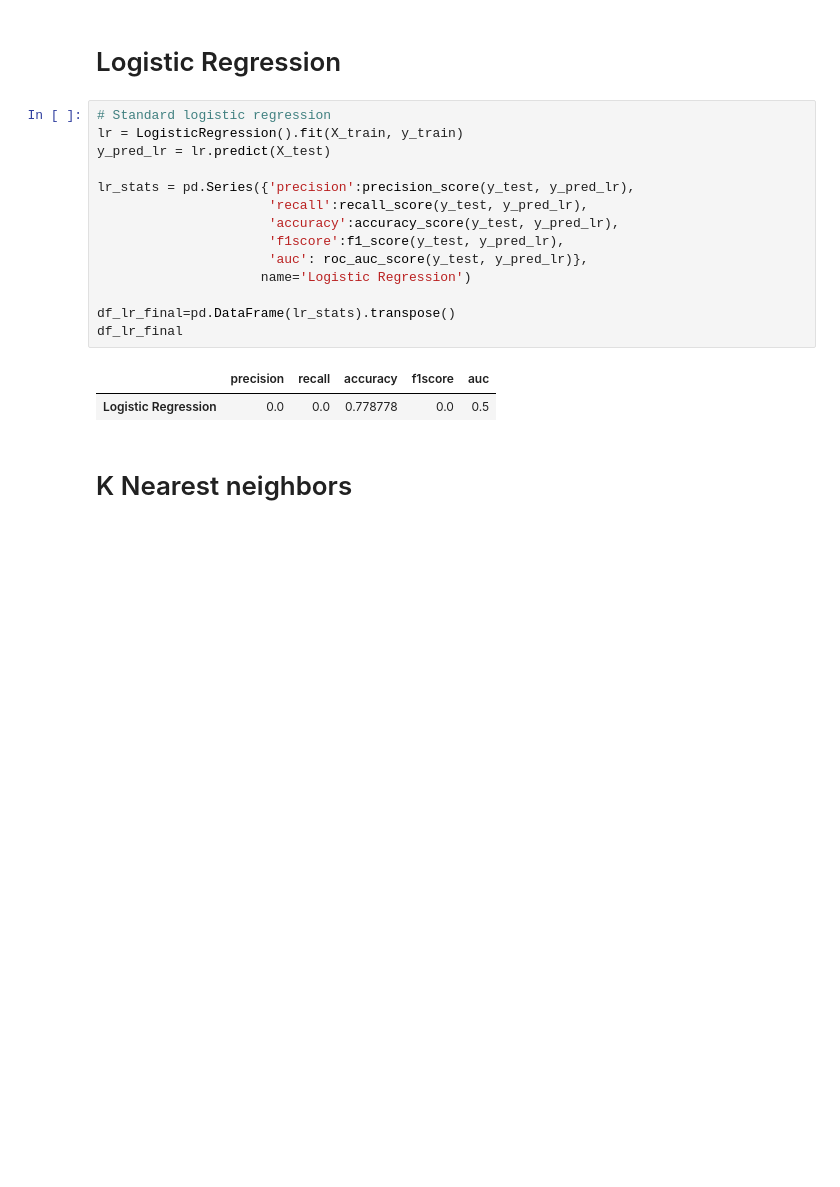
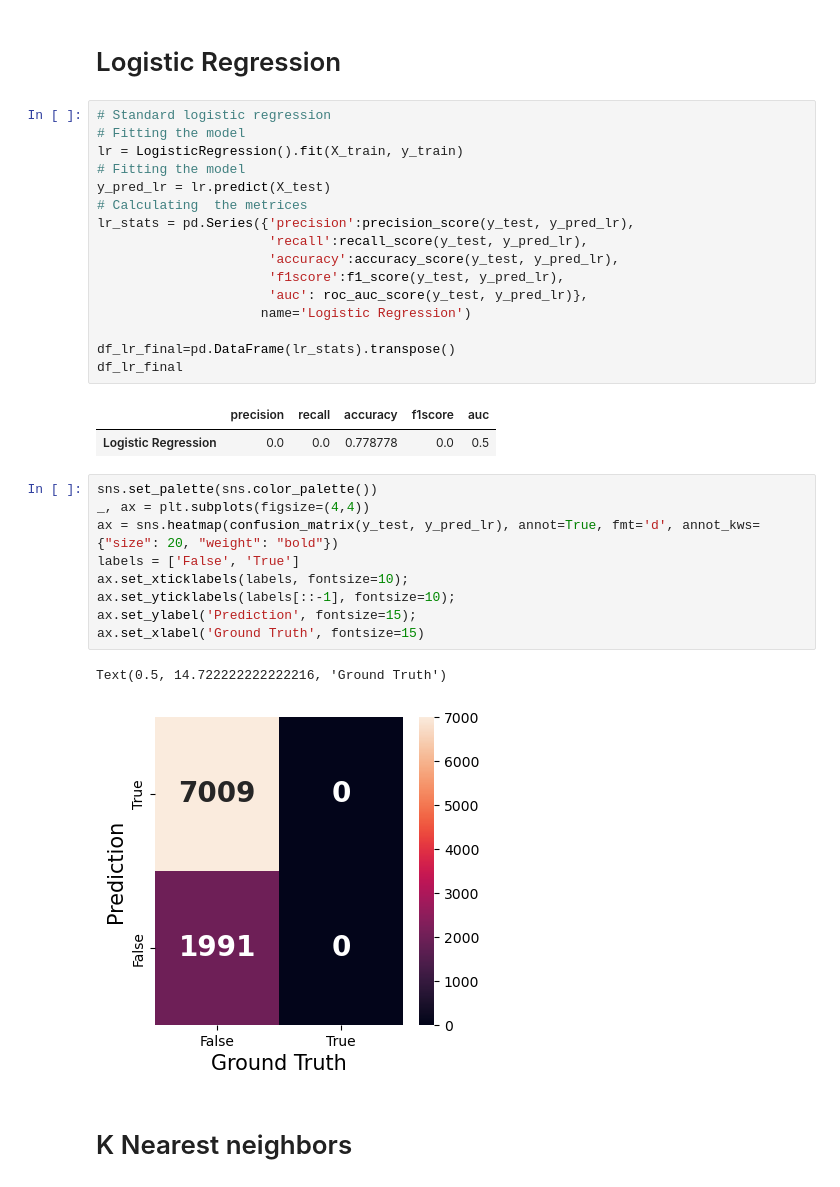
Before and after one commit to sanjeevtyagi170/tyagisx-projects, a Jupyter notebook: coursera-supervised.ipynb, the cells around one changed output. Saved outputs shown, nothing was run; the diff lists cells and outputs as text; blank space fills up the shorter version.

```diff
--- a/coursera-supervised.ipynb
+++ b/coursera-supervised.ipynb
@@ -198,9 +211,11 @@ y_train.value_counts(normalize=True),y_test.value_counts(normalize=True)
 # Logistic Regression
 # %%
 # Standard logistic regression
+# Fitting the model
 lr = LogisticRegression().fit(X_train, y_train)
+# Fitting the model
 y_pred_lr = lr.predict(X_test)
-
+# Calculating  the metrices
 lr_stats = pd.Series({'precision':precision_score(y_test, y_pred_lr),
                       'recall':recall_score(y_test, y_pred_lr),
                       'accuracy':accuracy_score(y_test, y_pred_lr),
@@ -213,6 +228,18 @@ df_lr_final
 # %% [output]
 |  | precision | recall | accuracy | f1score | auc |
 | Logistic Regression | 0.0 | 0.0 | 0.778778 | 0.0 | 0.5 |
+# %%
+sns.set_palette(sns.color_palette())
+_, ax = plt.subplots(figsize=(4,4))
+ax = sns.heatmap(confusion_matrix(y_test, y_pred_lr), annot=True, fmt='d', annot_kws={"size": 20, "weight": "bold"})
+labels = ['False', 'True']
+ax.set_xticklabels(labels, fontsize=10);
+ax.set_yticklabels(labels[::-1], fontsize=10);
+ax.set_ylabel('Prediction', fontsize=15);
+ax.set_xlabel('Ground Truth', fontsize=15)
+# %% [output]
+Text(0.5, 14.722222222222216, 'Ground Truth')
+[figure, added]
 # %% [markdown]
 # K Nearest neighbors
 # %%
```
Also changed, not shown: parts of 24 cells of this notebook.
